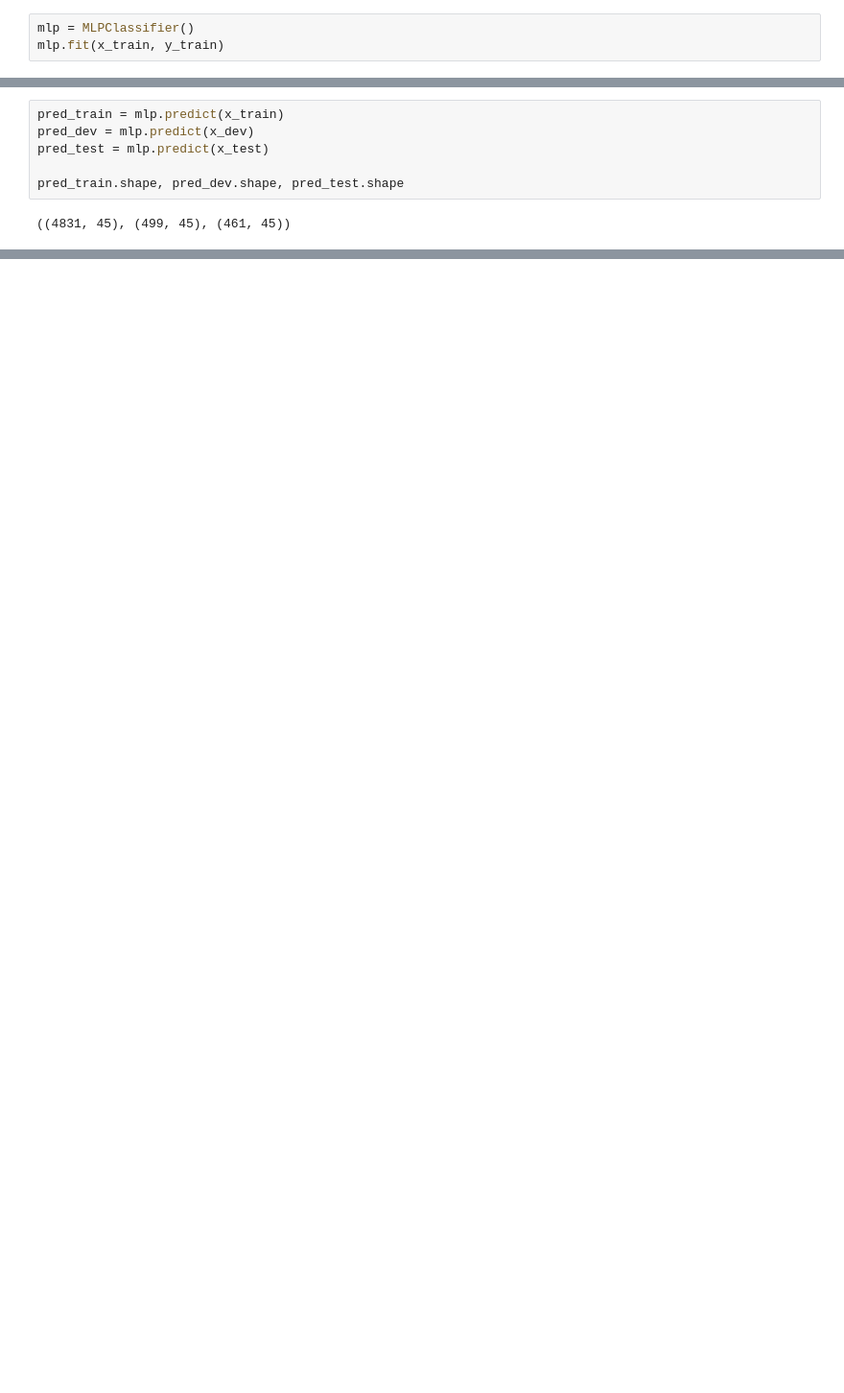
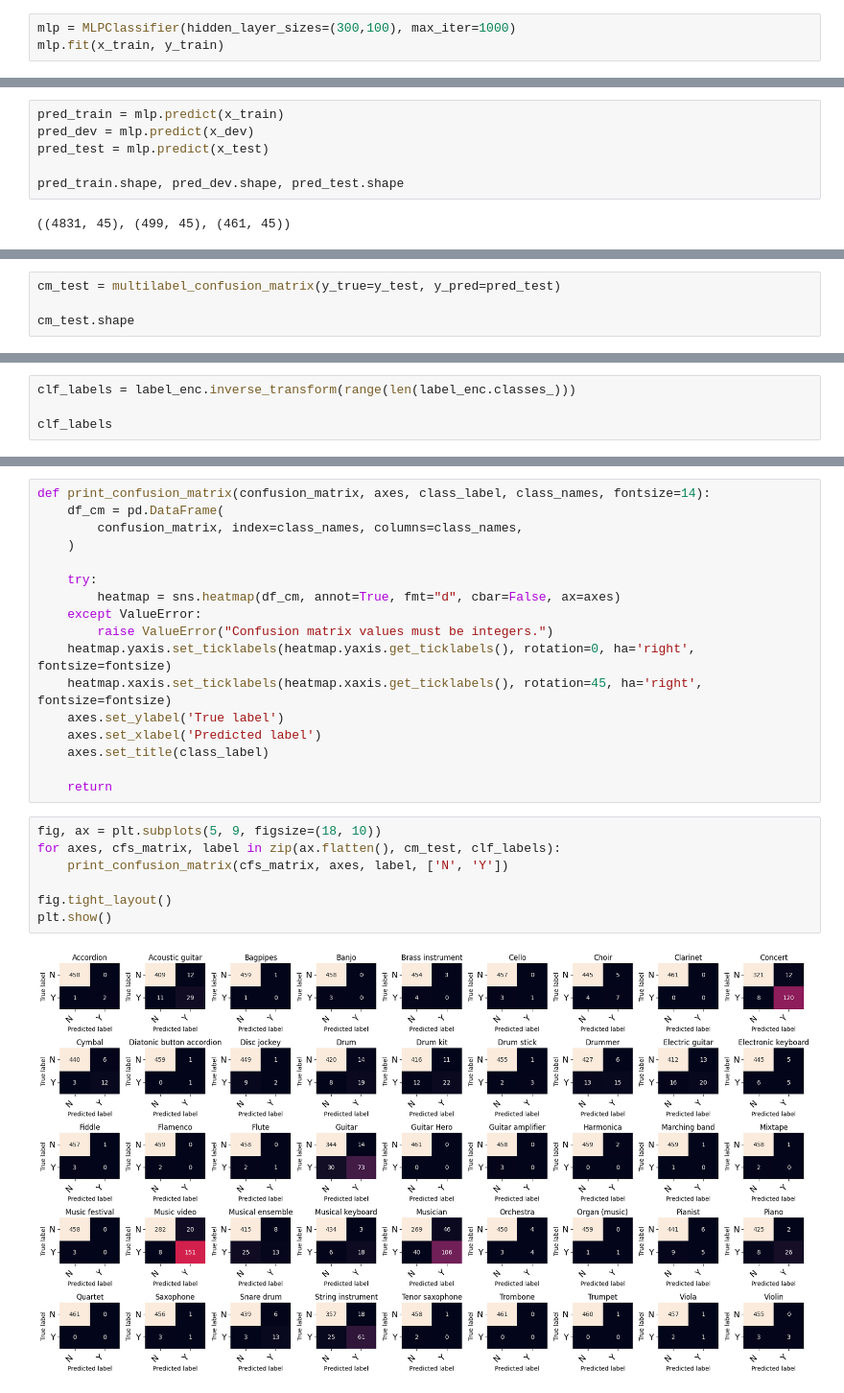
Before and after one commit to sagarsj42/trimodal-music-representation, a Jupyter notebook: video_classification.ipynb, the cells around one changed output, grey strips where cells are left out. Shown: that part at 96% size. Cells and saved outputs as stored; diff of their text form; blank space fills up the shorter version.

```diff
--- a/video_classification.ipynb
+++ b/video_classification.ipynb
@@ -225,6 +222,6 @@ x_train.shape, x_dev.shape, x_test.shape, y_train.shape, y_dev.shape, y_test.sha
 # %% [output]
 ((4831, 600), (499, 600), (461, 600), (4831, 45), (499, 45), (461, 45))
 # %%
-mlp = MLPClassifier()
+mlp = MLPClassifier(hidden_layer_sizes=(300,100), max_iter=1000)
 mlp.fit(x_train, y_train)
 # %% [output]
@@ -251,0 +257,4 @@ accuracy_score(y_true=y_test, y_pred=pred_test)
+# %%
+cm_test = multilabel_confusion_matrix(y_true=y_test, y_pred=pred_test)
+
+cm_test.shape
@@ -251,0 +263,4 @@ accuracy_score(y_true=y_test, y_pred=pred_test)
+# %%
+clf_labels = label_enc.inverse_transform(range(len(label_enc.classes_)))
+
+clf_labels
@@ -251,0 +279,26 @@ accuracy_score(y_true=y_test, y_pred=pred_test)
+# %%
+def print_confusion_matrix(confusion_matrix, axes, class_label, class_names, fontsize=14):
+    df_cm = pd.DataFrame(
+        confusion_matrix, index=class_names, columns=class_names,
+    )
+
+    try:
+        heatmap = sns.heatmap(df_cm, annot=True, fmt="d", cbar=False, ax=axes)
+    except ValueError:
+        raise ValueError("Confusion matrix values must be integers.")
+    heatmap.yaxis.set_ticklabels(heatmap.yaxis.get_ticklabels(), rotation=0, ha='right', fontsize=fontsize)
+    heatmap.xaxis.set_ticklabels(heatmap.xaxis.get_ticklabels(), rotation=45, ha='right', fontsize=fontsize)
+    axes.set_ylabel('True label')
+    axes.set_xlabel('Predicted label')
+    axes.set_title(class_label)
+
+    return
+# %%
+fig, ax = plt.subplots(5, 9, figsize=(18, 10))
+for axes, cfs_matrix, label in zip(ax.flatten(), cm_test, clf_labels):
+    print_confusion_matrix(cfs_matrix, axes, label, ['N', 'Y'])
+
+fig.tight_layout()
+plt.show()
+# %% [output]
+[figure, added]
```
Also changed, not shown: parts of 12 cells of this notebook, 7 other files.
